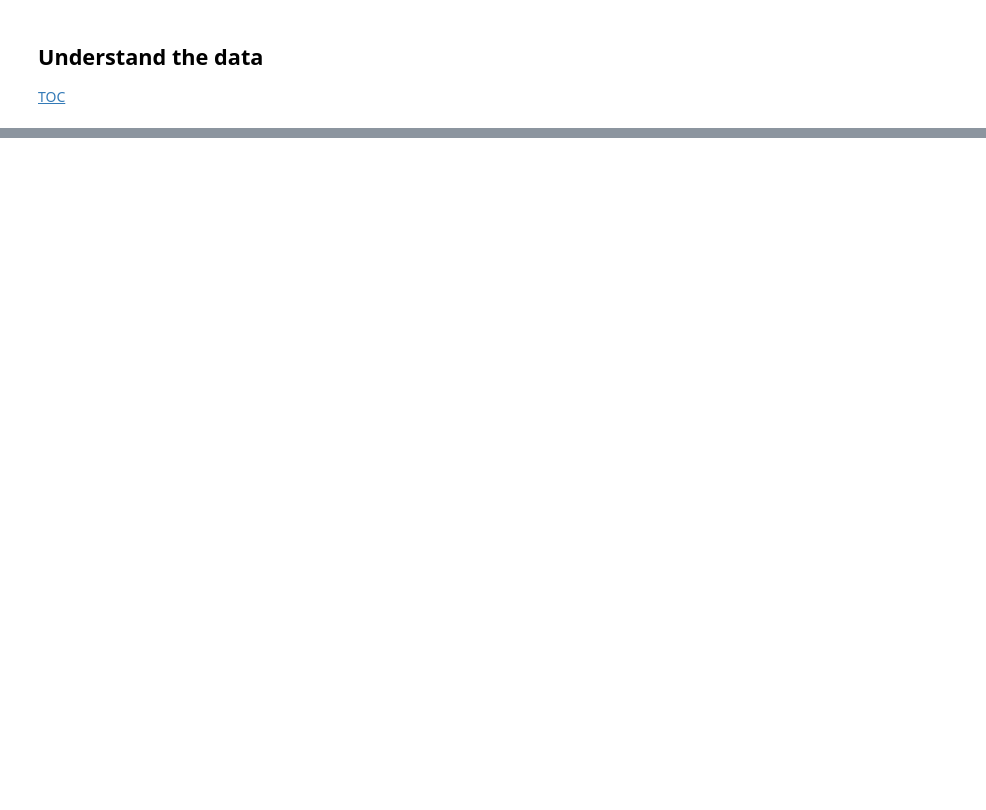
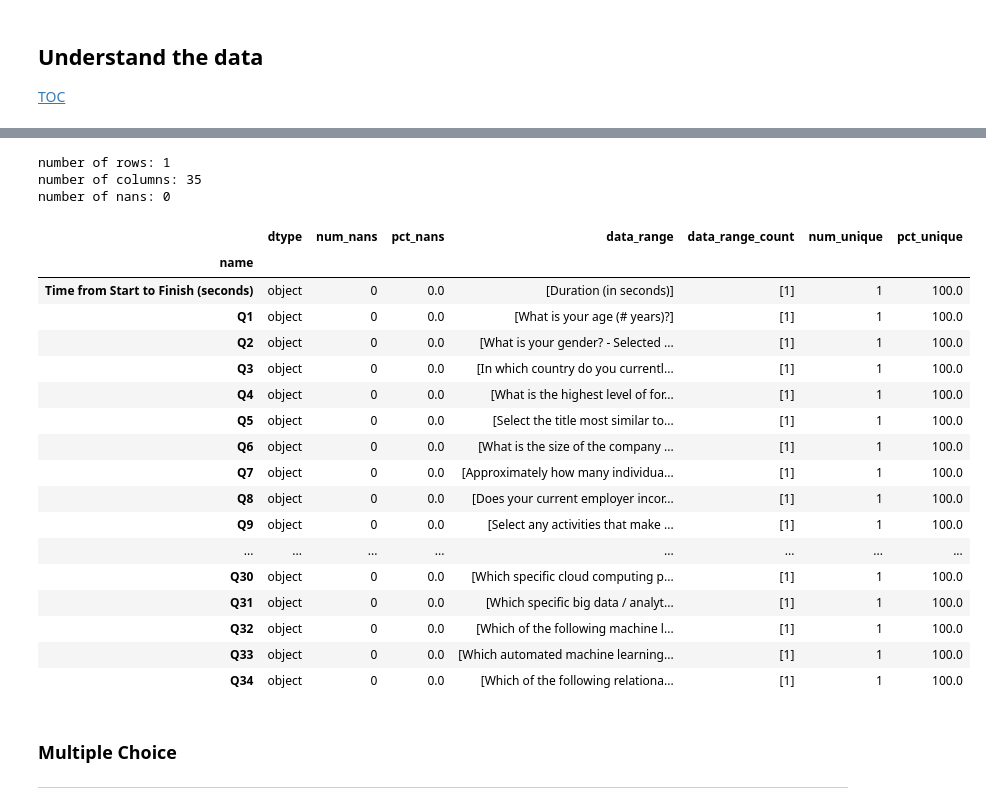
Before and after one commit to dgander000/DSND-Project-1, a Jupyter notebook: DSND-Project-1.ipynb, the cells around one changed output, grey strips where cells are left out. Drawn from its saved outputs; the diff is of its cells as text; code cells hidden in the pictures; blank space fills up the shorter version.

```diff
--- a/DSND-Project-1.ipynb
+++ b/DSND-Project-1.ipynb
@@ -353,0 +327,5 @@ number of nans: 16467621
+# %%
+df_qo_2019 = pd.read_csv('~/data/kaggle-survey/kaggle-survey-2019/questions_only.csv', encoding="ISO-8859-1", low_memory=False)
+df_mc_2019 = pd.read_csv('~/data/kaggle-survey/kaggle-survey-2019/multiple_choice_responses.csv', encoding="ISO-8859-1", low_memory=False)
+df_otr_2019 = pd.read_csv('~/data/kaggle-survey/kaggle-survey-2019/other_text_responses.csv', encoding="ISO-8859-1", low_memory=False)
+df_ss_2019 = pd.read_csv('~/data/kaggle-survey/kaggle-survey-2019/survey_schema.csv', encoding="ISO-8859-1", low_memory=False)
@@ -353,0 +344,31 @@ number of nans: 16467621
+# %%
+num_rows, num_cols, num_nans, df_freeform_info = get_dataframe_info(df_qo_2019)
+print('number of rows:', num_rows)
+print('number of columns:', num_cols)
+print('number of nans:', num_nans)
+display(df_freeform_info)
+# %% [output]
+number of rows: 1
+number of columns: 35
+number of nans: 0
+|  | dtype | num_nans | pct_nans | data_range | data_range_count | num_unique | pct_unique |
+| name |  |  |  |  |  |  |  |
+| Time from Start to Finish (seconds) | object | 0 | 0.0 | [Duration (in seconds)] | [1] | 1 | 100.0 |
+| Q1 | object | 0 | 0.0 | [What is your age (# years)?] | [1] | 1 | 100.0 |
+| Q2 | object | 0 | 0.0 | [What is your gender? - Selected ... | [1] | 1 | 100.0 |
+| Q3 | object | 0 | 0.0 | [In which country do you currentl... | [1] | 1 | 100.0 |
+| Q4 | object | 0 | 0.0 | [What is the highest level of for... | [1] | 1 | 100.0 |
+| Q5 | object | 0 | 0.0 | [Select the title most similar to... | [1] | 1 | 100.0 |
+| Q6 | object | 0 | 0.0 | [What is the size of the company ... | [1] | 1 | 100.0 |
+| Q7 | object | 0 | 0.0 | [Approximately how many individua... | [1] | 1 | 100.0 |
+| Q8 | object | 0 | 0.0 | [Does your current employer incor... | [1] | 1 | 100.0 |
+| Q9 | object | 0 | 0.0 | [Select any activities that make ... | [1] | 1 | 100.0 |
+| ... | ... | ... | ... | ... | ... | ... | ... |
+| Q30 | object | 0 | 0.0 | [Which specific cloud computing p... | [1] | 1 | 100.0 |
+| Q31 | object | 0 | 0.0 | [Which specific big data / analyt... | [1] | 1 | 100.0 |
+| Q32 | object | 0 | 0.0 | [Which of the following machine l... | [1] | 1 | 100.0 |
+| Q33 | object | 0 | 0.0 | [Which automated machine learning... | [1] | 1 | 100.0 |
+| Q34 | object | 0 | 0.0 | [Which of the following relationa... | [1] | 1 | 100.0 |
+# %% [markdown]
+### Multiple Choice
+____
```
Also changed, not shown: parts of 74 cells of this notebook.
